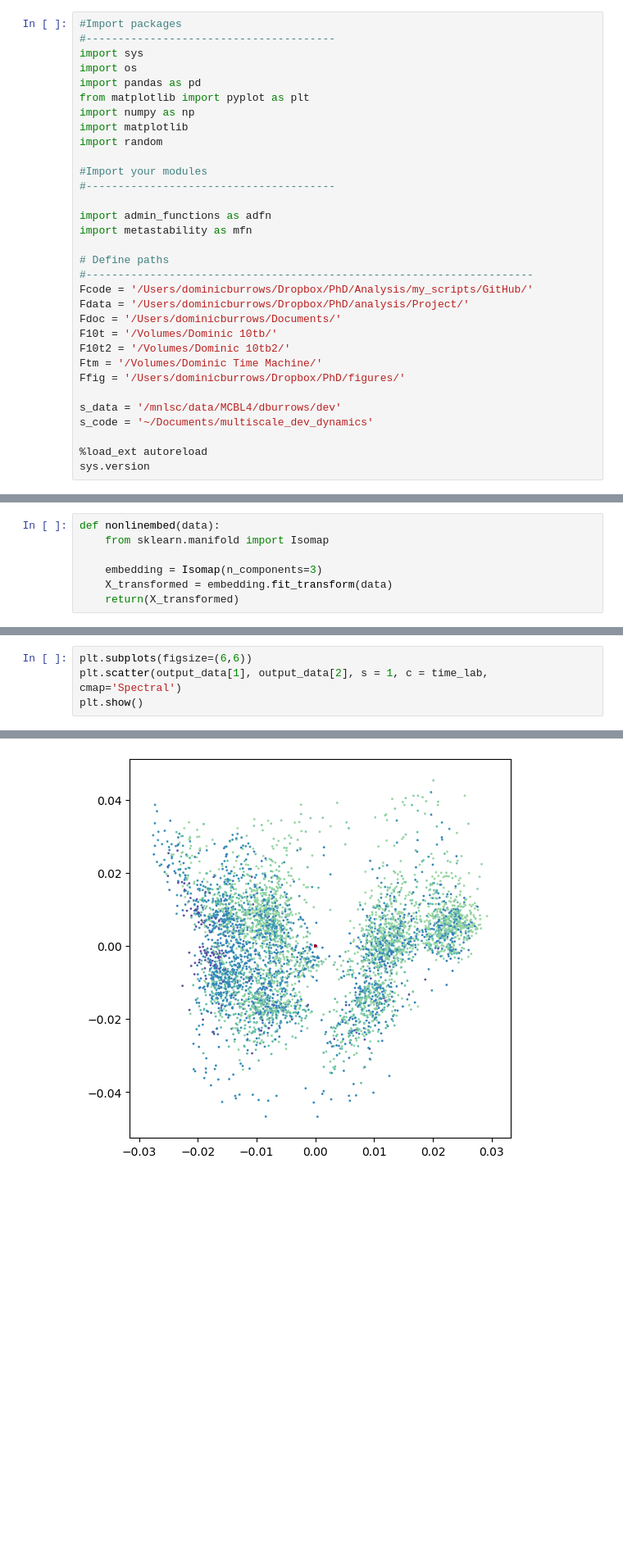
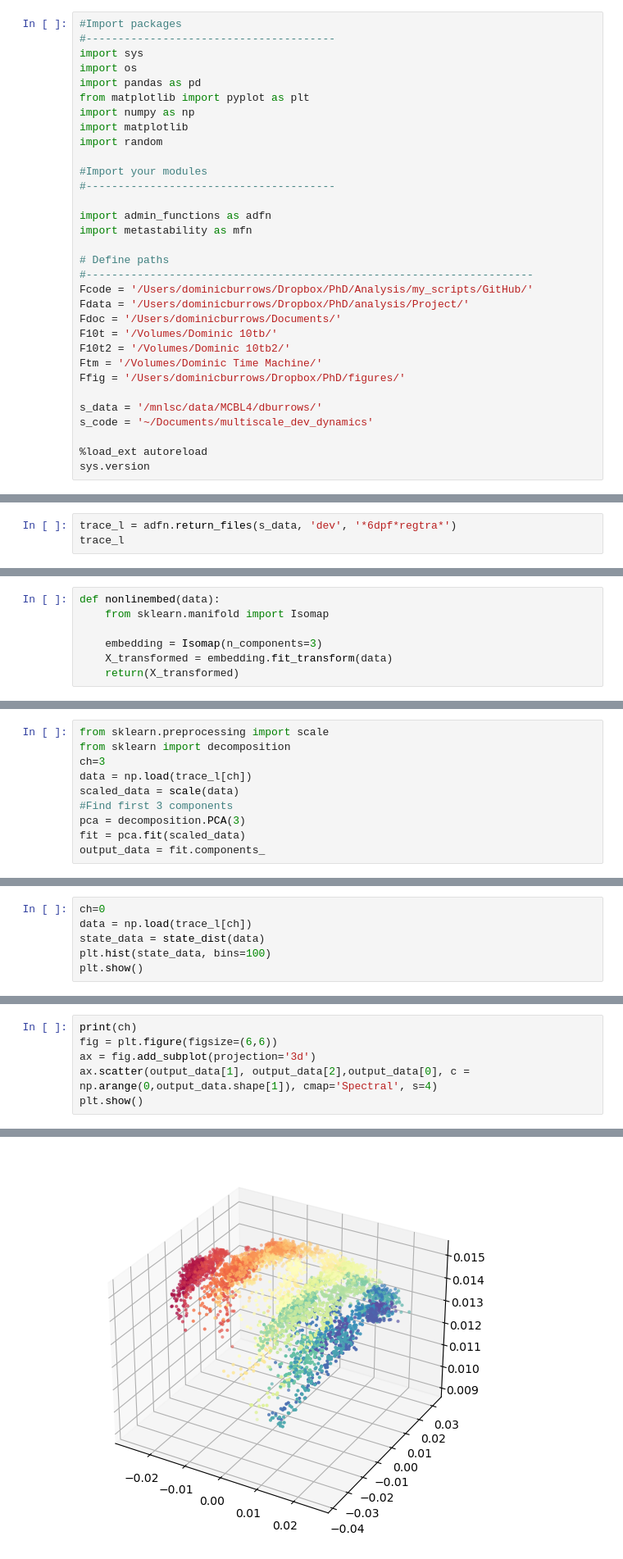
Before and after one commit to dmnburrows/multiscale_dev_dynamics, a Jupyter notebook: dev_dynamics.ipynb, the cells around one changed output, grey strips where cells are left out. Shown at 82% size. Saved outputs shown, nothing was run; the diff lists cells and outputs as text; blank space fills up the shorter version.

Commit message:
isomap of global states and starting FORCE learning

```diff
--- a/dev_dynamics.ipynb
+++ b/dev_dynamics.ipynb
@@ -25,7 +25,7 @@ F10t2 = '/Volumes/Dominic 10tb2/'
 Ftm = '/Volumes/Dominic Time Machine/'
 Ffig = '/Users/dominicburrows/Dropbox/PhD/figures/'
 
-s_data = '/mnlsc/data/MCBL4/dburrows/dev'
+s_data = '/mnlsc/data/MCBL4/dburrows/'
 s_code = '~/Documents/multiscale_dev_dynamics'
 
 %load_ext autoreload
@@ -156,0 +137,3 @@ output_data = fit.components_
+# %%
+trace_l = adfn.return_files(s_data, 'dev', '*6dpf*regtra*')
+trace_l
@@ -165,0 +190,10 @@ prac = nonlinembed(bind_a)
+# %%
+from sklearn.preprocessing import scale
+from sklearn import decomposition
+ch=3
+data = np.load(trace_l[ch])
+scaled_data = scale(data)
+#Find first 3 components
+pca = decomposition.PCA(3)
+fit = pca.fit(scaled_data)
+output_data = fit.components_
@@ -165,0 +215,6 @@ prac = nonlinembed(bind_a)
+# %%
+ch=0
+data = np.load(trace_l[ch])
+state_data = state_dist(data)
+plt.hist(state_data, bins=100)
+plt.show()
@@ -166,5 +233,7 @@ prac = nonlinembed(bind_a)
 # %%
-plt.subplots(figsize=(6,6))
-plt.scatter(output_data[1], output_data[2], s = 1, c = time_lab, cmap='Spectral')
+print(ch)
+fig = plt.figure(figsize=(6,6))
+ax = fig.add_subplot(projection='3d')
+ax.scatter(output_data[1], output_data[2],output_data[0], c = np.arange(0,output_data.shape[1]), cmap='Spectral', s=4)
 plt.show()
 # %% [output]
@@ -171 +241 @@ plt.show()
-[figure, old version]
+[figure, new version]
```
Also changed, not shown: parts of 38 cells of this notebook, 1 other file.
